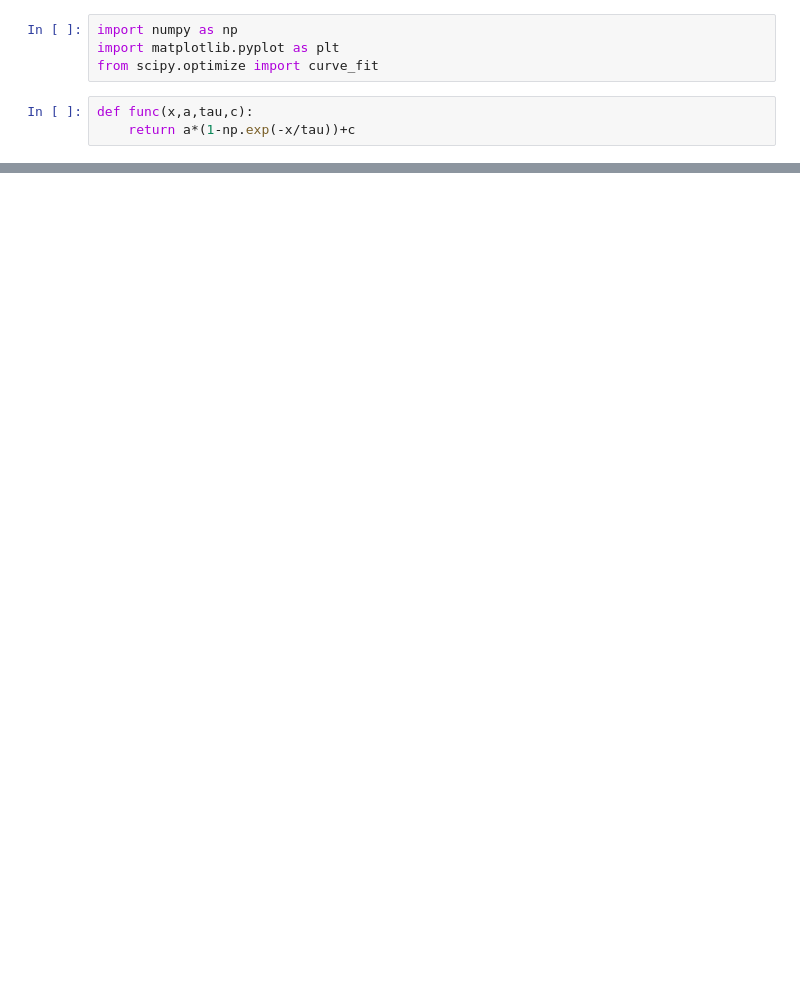
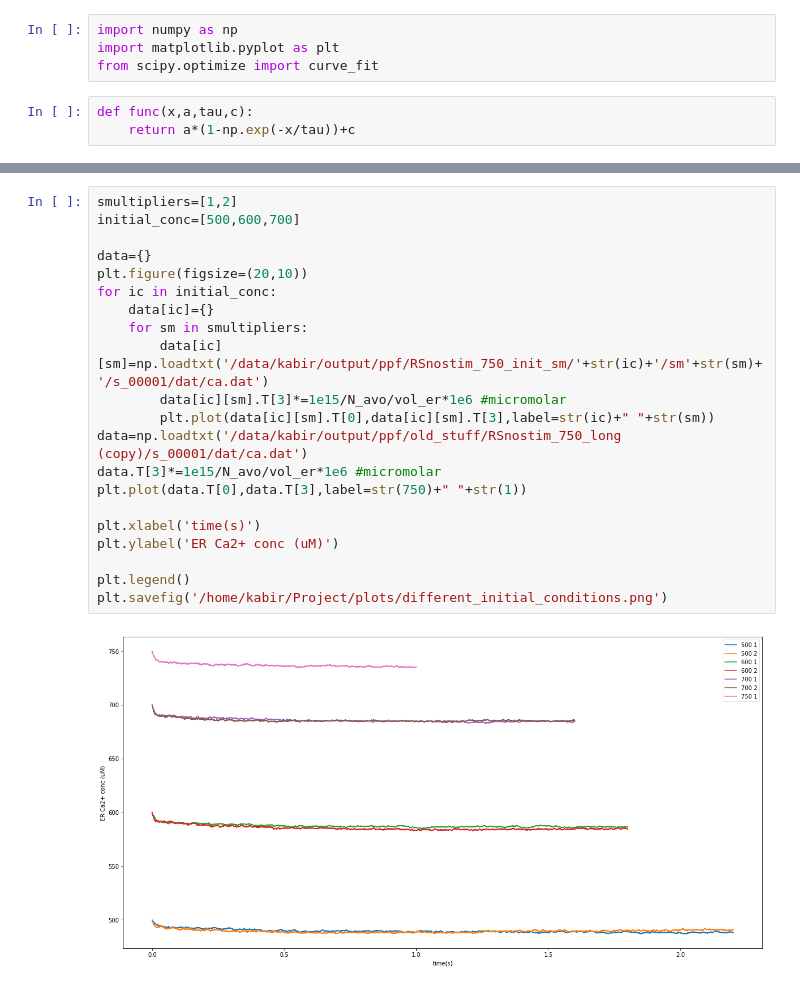
Before and after one commit to KabirDabholkar/tripartiteSynapse, a Jupyter notebook: tools/tools/serca_exponential_fit.ipynb, the cells around one changed output, grey strips where cells are left out. Drawn from its saved outputs; the diff is of its cells as text; blank space fills up the shorter version.

```diff
--- a/tools/tools/serca_exponential_fit.ipynb
+++ b/tools/tools/serca_exponential_fit.ipynb
@@ -41,0 +65,23 @@ str(sm)
+# %%
+smultipliers=[1,2]
+initial_conc=[500,600,700]
+
+data={}
+plt.figure(figsize=(20,10))
+for ic in initial_conc:
+    data[ic]={}
+    for sm in smultipliers:
+        data[ic][sm]=np.loadtxt('/data/kabir/output/ppf/RSnostim_750_init_sm/'+str(ic)+'/sm'+str(sm)+'/s_00001/dat/ca.dat')
+        data[ic][sm].T[3]*=1e15/N_avo/vol_er*1e6 #micromolar
+        plt.plot(data[ic][sm].T[0],data[ic][sm].T[3],label=str(ic)+" "+str(sm))
+data=np.loadtxt('/data/kabir/output/ppf/old_stuff/RSnostim_750_long (copy)/s_00001/dat/ca.dat')
+data.T[3]*=1e15/N_avo/vol_er*1e6 #micromolar
+plt.plot(data.T[0],data.T[3],label=str(750)+" "+str(1))
+
+plt.xlabel('time(s)')
+plt.ylabel('ER Ca2+ conc (uM)')
+
+plt.legend()
+plt.savefig('/home/kabir/Project/plots/different_initial_conditions.png')
+# %% [output]
+[figure, added]
```
Also changed, not shown: parts of 8 cells of this notebook, 4 other files.
